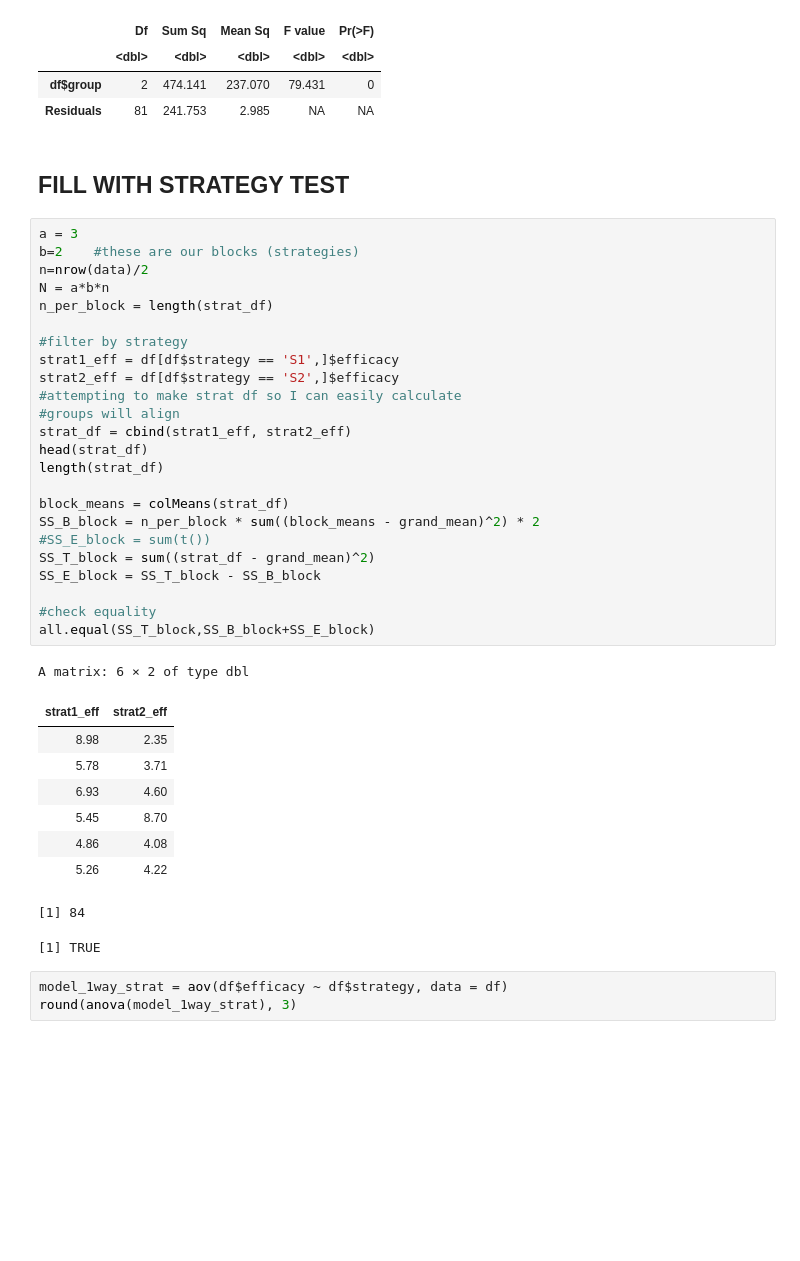
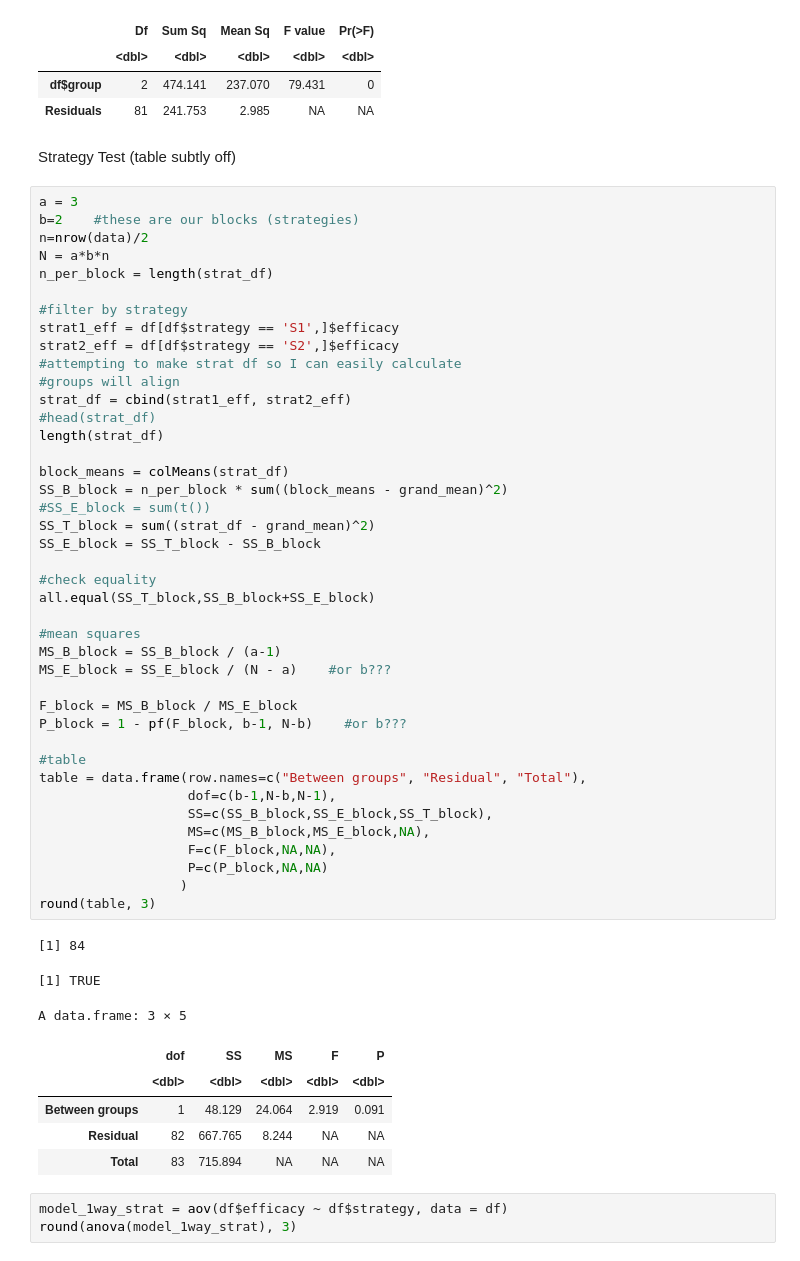
Before and after one commit to carn51/Assignment-1, a Jupyter notebook: A3/Assignment_3_ANOVA_Template.ipynb, the cells around one changed output. Drawn from its saved outputs; the diff is of its cells as text; blank space fills up the shorter version.

```diff
--- a/A3/Assignment_3_ANOVA_Template.ipynb
+++ b/A3/Assignment_3_ANOVA_Template.ipynb
@@ -259,42 +259,57 @@ A anova: 2 × 5
 | df$group | 2 | 474.141 | 237.070 | 79.431 | 0 |
 | Residuals | 81 | 241.753 | 2.985 | NA | NA |
 # %% [markdown]
-## **FILL WITH STRATEGY TEST**
+Strategy Test (table subtly off)
 # %%
 a = 3
 b=2    #these are our blocks (strategies)
 n=nrow(data)/2
 N = a*b*n
 n_per_block = length(strat_df)
 
 #filter by strategy
 strat1_eff = df[df$strategy == 'S1',]$efficacy
 strat2_eff = df[df$strategy == 'S2',]$efficacy
 #attempting to make strat df so I can easily calculate
 #groups will align
 strat_df = cbind(strat1_eff, strat2_eff)
-head(strat_df)
+#head(strat_df)
 length(strat_df)
 
 block_means = colMeans(strat_df)
-SS_B_block = n_per_block * sum((block_means - grand_mean)^2) * 2
+SS_B_block = n_per_block * sum((block_means - grand_mean)^2)
 #SS_E_block = sum(t())
 SS_T_block = sum((strat_df - grand_mean)^2)
 SS_E_block = SS_T_block - SS_B_block
 
 #check equality
 all.equal(SS_T_block,SS_B_block+SS_E_block)
+
+#mean squares
+MS_B_block = SS_B_block / (a-1)
+MS_E_block = SS_E_block / (N - a)    #or b???
+
+F_block = MS_B_block / MS_E_block
+P_block = 1 - pf(F_block, b-1, N-b)    #or b???
+
+#table
+table = data.frame(row.names=c("Between groups", "Residual", "Total"),
+                   dof=c(b-1,N-b,N-1),
+                   SS=c(SS_B_block,SS_E_block,SS_T_block),
+                   MS=c(MS_B_block,MS_E_block,NA),
+                   F=c(F_block,NA,NA),
+                   P=c(P_block,NA,NA)
+                  )
+round(table, 3)
 # %% [output]
-A matrix: 6 × 2 of type dbl
+[1] 84
-| strat1_eff | strat2_eff |
-| 8.98 | 2.35 |
-| 5.78 | 3.71 |
-| 6.93 | 4.60 |
-| 5.45 | 8.70 |
-| 4.86 | 4.08 |
-| 5.26 | 4.22 |
-[1] 84
+[1] TRUE
-[1] TRUE
+A data.frame: 3 × 5
+|  | dof | SS | MS | F | P |
+|  | <dbl> | <dbl> | <dbl> | <dbl> | <dbl> |
+| Between groups | 1 | 48.129 | 24.064 | 2.919 | 0.091 |
+| Residual | 82 | 667.765 | 8.244 | NA | NA |
+| Total | 83 | 715.894 | NA | NA | NA |
 # %%
 model_1way_strat = aov(df$efficacy ~ df$strategy, data = df)
 round(anova(model_1way_strat), 3)
```
